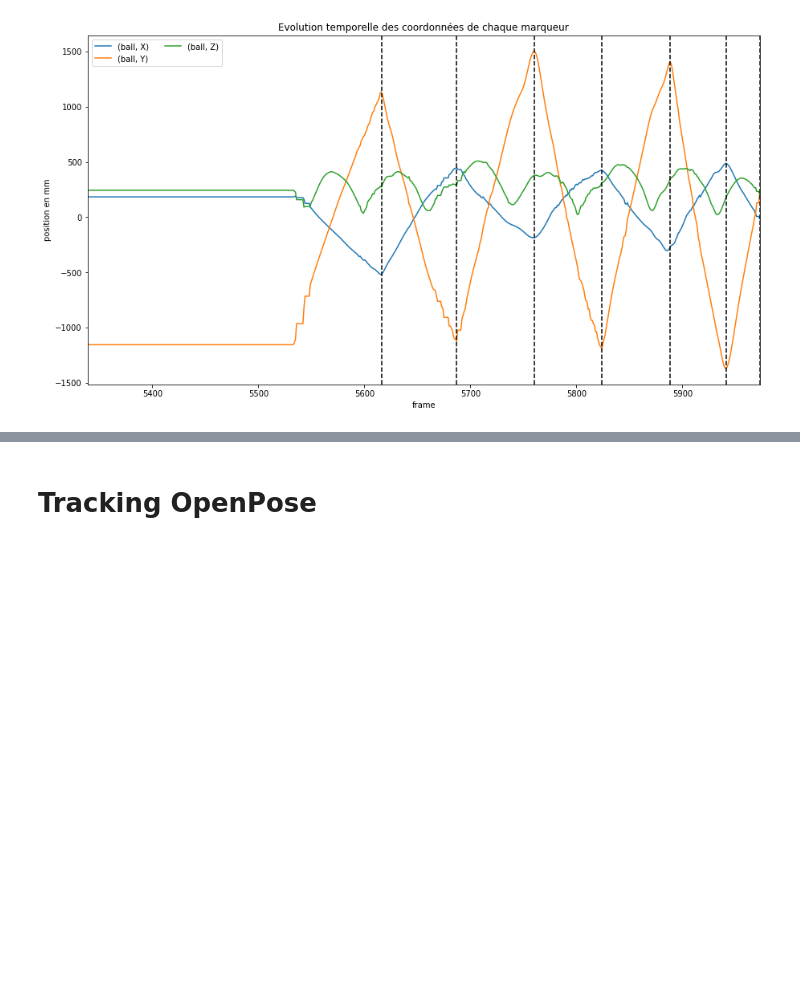
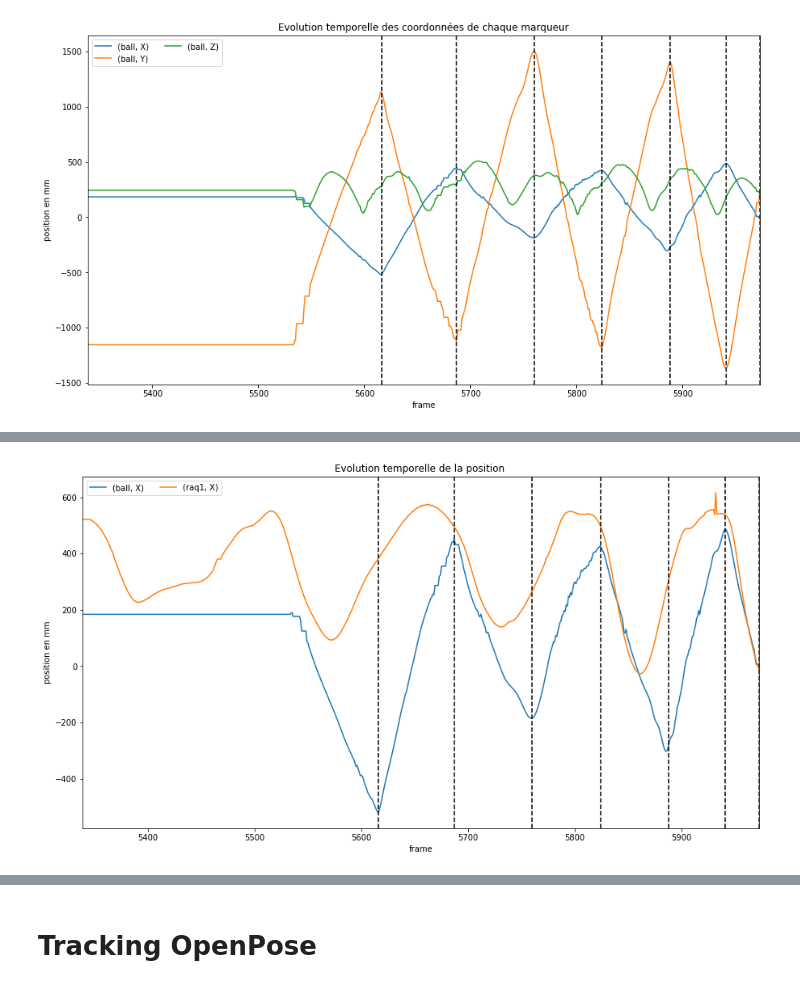
Before and after one commit to AmigoCap/MultiAcqui, a Jupyter notebook: 131119-NicoGabin_echangeTTOnePlayer/charge_data.ipynb, the cells around one changed output, grey strips where cells are left out. Cells and saved outputs as stored; diff of their text form; code cells hidden in the pictures; blank space fills up the shorter version.

```diff
--- a/131119-NicoGabin_echangeTTOnePlayer/charge_data.ipynb
+++ b/131119-NicoGabin_echangeTTOnePlayer/charge_data.ipynb
@@ -253,12 +257,12 @@ def local_min(ys):
 def frames_coups(data):
     minimums=np.array(local_min(data[('ball','Y')].tolist()))
     maximums=np.array(local_max(data[('ball','Y')].tolist()))
-    coups=np.concatenate([minimums,maximums])
+    frames=np.sort(np.concatenate([minimums,maximums]))
     print(len(data.index.tolist()))
-    frames=np.array(data.index.tolist())[coups]
-    return frames
+    coups=np.sort(np.array(data.index.tolist())[frames])
+    return frames,coups
 
-coups=frames_coups(only_0_lissage(mocap_data.fillna(0)))
+frames,coups=frames_coups(only_0_lissage(mocap_data.fillna(0)))
 # %% [output]
 636
 # %%
@@ -267,0 +277,4 @@ dataframe_plot_bis(only_0_lissage(mocap_data.fillna(0)),coups,ylabel='position e
+# %%
+dataframe_plot_bis(only_0_lissage(mocap_data.fillna(0)),coups,ylabel='position en mm',title='Evolution temporelle de la position ',segments=[('ball','X'),('raq1','X')])
+# %% [output]
+[figure, added]
```
Also changed, not shown: parts of 24 cells of this notebook.
